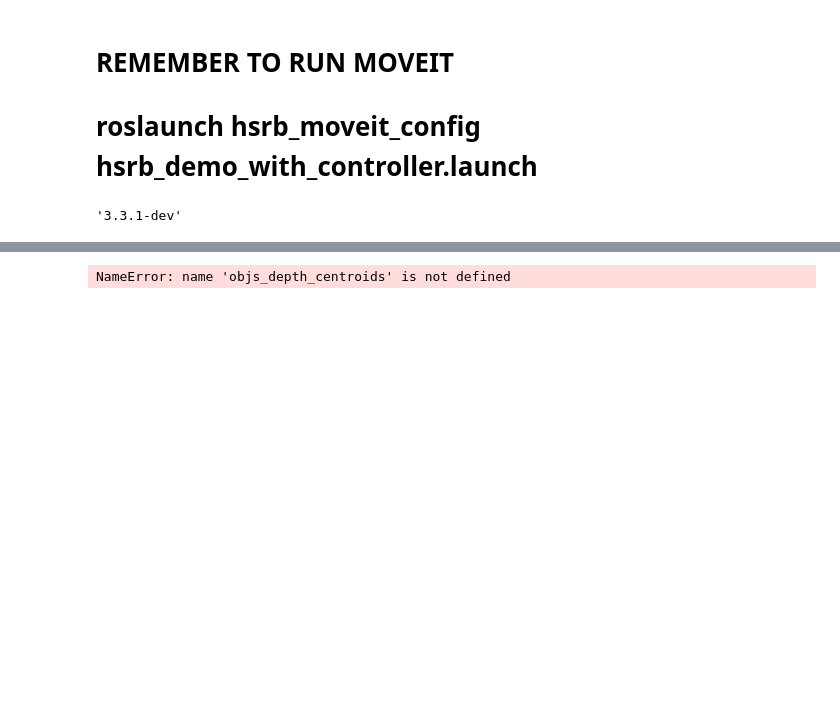
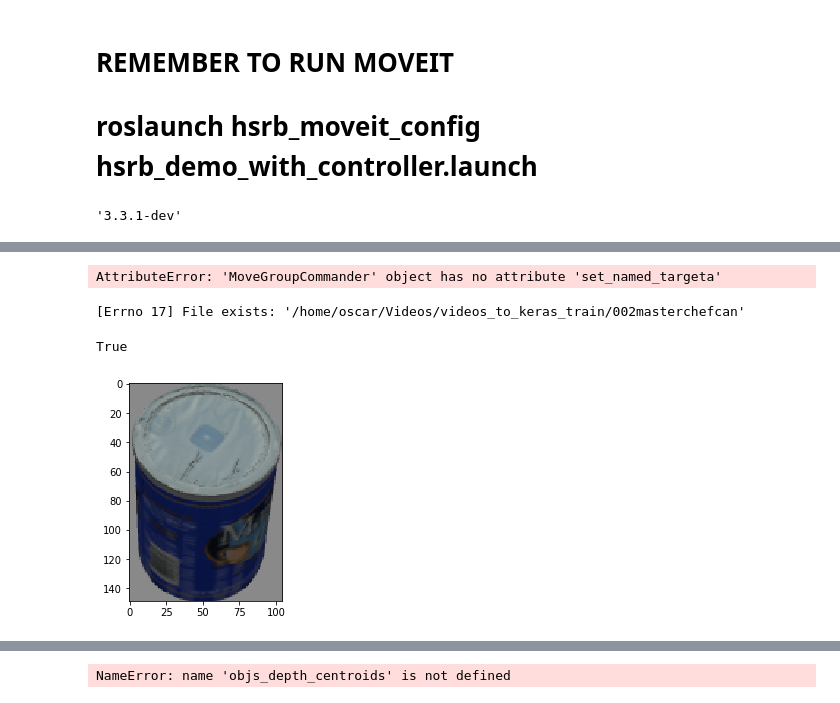
Before and after one commit to takeshi-pumas/takeshi_notebooks, a Jupyter notebook: notebooks/pick_up_table_train_imgs.ipynb, the cells around one changed output, grey strips where cells are left out. Saved outputs shown, nothing was run; the diff lists cells and outputs as text; code cells hidden in the pictures; blank space fills up the shorter version.

Commit message:
train_imgs

```diff
--- a/notebooks/pick_up_table_train_imgs.ipynb
+++ b/notebooks/pick_up_table_train_imgs.ipynb
@@ -525,0 +607,27 @@ quats
+# %%
+arm.set_named_target('go')
+arm.go()
+head.set_named_targeta('neutral')
+head.go()
+# %% [output]
+AttributeError: 'MoveGroupCommander' object has no attribute 'set_named_targeta'
+# %%
+path='/home/oscar/Videos/videos_to_keras_train/'
+
+objs[15].split('_')[1:]
+obj_name = ''.join(objs[15].split('_')[1:])
+obj_name
+try:
+    os.mkdir(path+obj_name)
+except OSError as error:
+    print(error)
+# %% [output]
+[Errno 17] File exists: '/home/oscar/Videos/videos_to_keras_train/002masterchefcan'
+# %%
+plt.imshow(images[0])
+contador=len(os.listdir(path+'/'+obj_name))
+
+cv2.imwrite(path+obj_name+'/'+obj_name+pad_digit_num(contador,4)+'.png',cv2.cvtColor(images[0], cv2.COLOR_BGR2RGB))
+# %% [output]
+True
+[figure, added]
```
Also changed, not shown: parts of 42 cells of this notebook.
